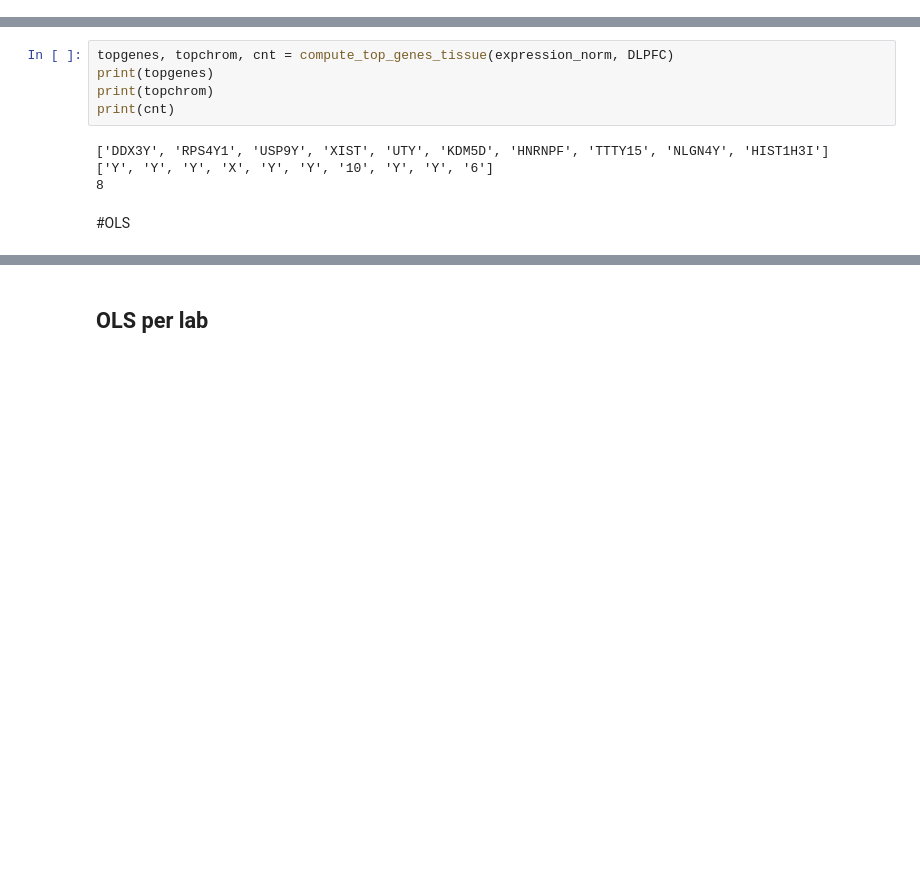
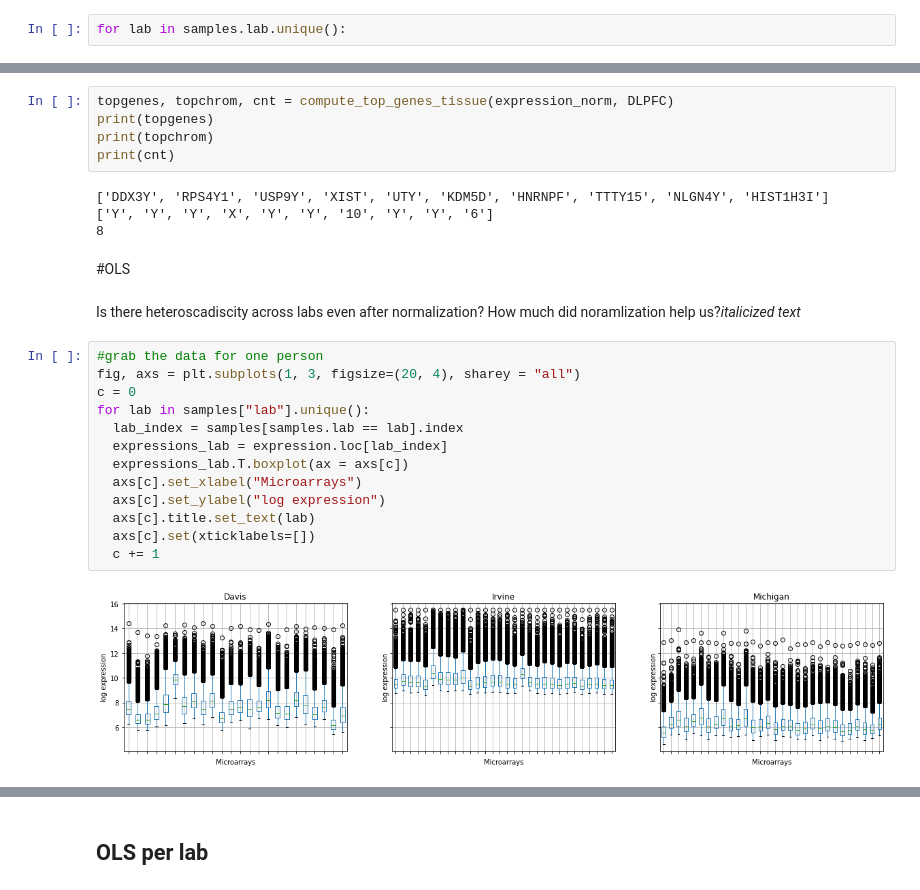
Before and after one commit to unique-subedi/604-gene-expression, a Jupyter notebook: Vinod_gene_expression_master.ipynb, the cells around one changed output, grey strips where cells are left out. Saved outputs shown, nothing was run; the diff lists cells and outputs as text; blank space fills up the shorter version.

```diff
--- a/Vinod_gene_expression_master.ipynb
+++ b/Vinod_gene_expression_master.ipynb
@@ -61,3 +65,5 @@ DLPFC = "D.L.P.F. cortex"
+# %%
+for lab in samples.lab.unique():
 # %% [markdown]
 # Compute Bacterial Genes
 # %%
@@ -165,3 +191,20 @@ print(cnt)
 8
 # %% [markdown]
 #OLS
+# %% [markdown]
+Is there heteroscadiscity across labs even after normalization? How much did noramlization help us?*italicized text*
+# %%
+#grab the data for one person
+fig, axs = plt.subplots(1, 3, figsize=(20, 4), sharey = "all")
+c = 0
+for lab in samples["lab"].unique():
+  lab_index = samples[samples.lab == lab].index
+  expressions_lab = expression.loc[lab_index]
+  expressions_lab.T.boxplot(ax = axs[c])
+  axs[c].set_xlabel("Microarrays")
+  axs[c].set_ylabel("log expression")
+  axs[c].title.set_text(lab)
+  axs[c].set(xticklabels=[])
+  c += 1
+# %% [output]
+[figure, added]
```
Also changed, not shown: parts of 21 cells of this notebook.
